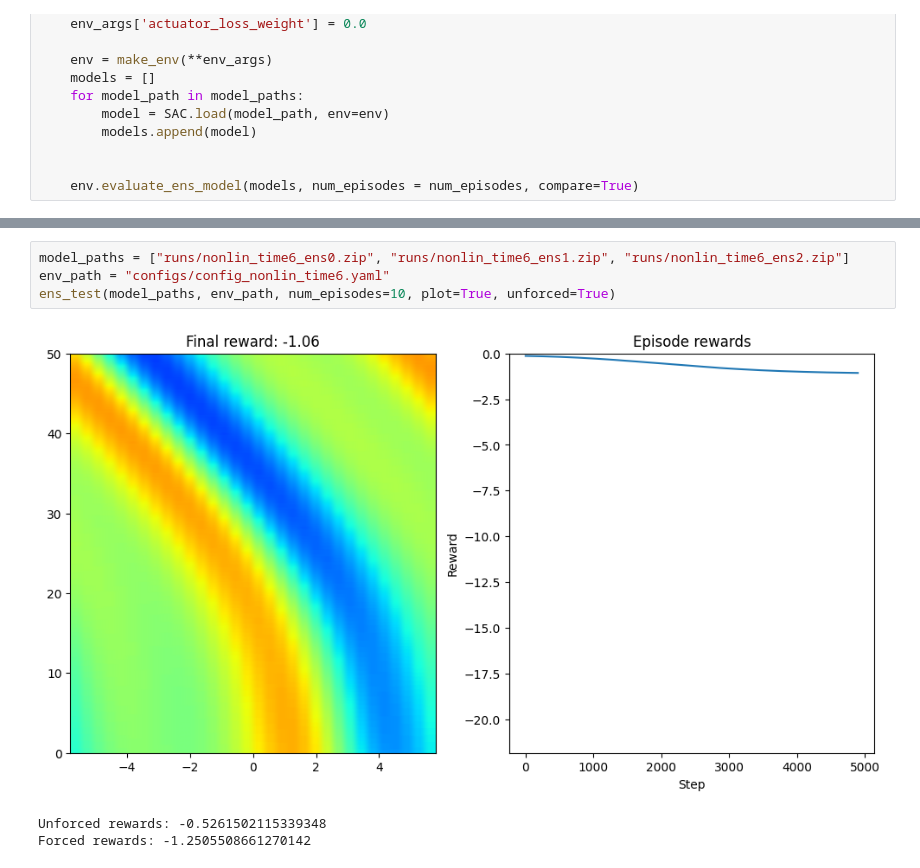
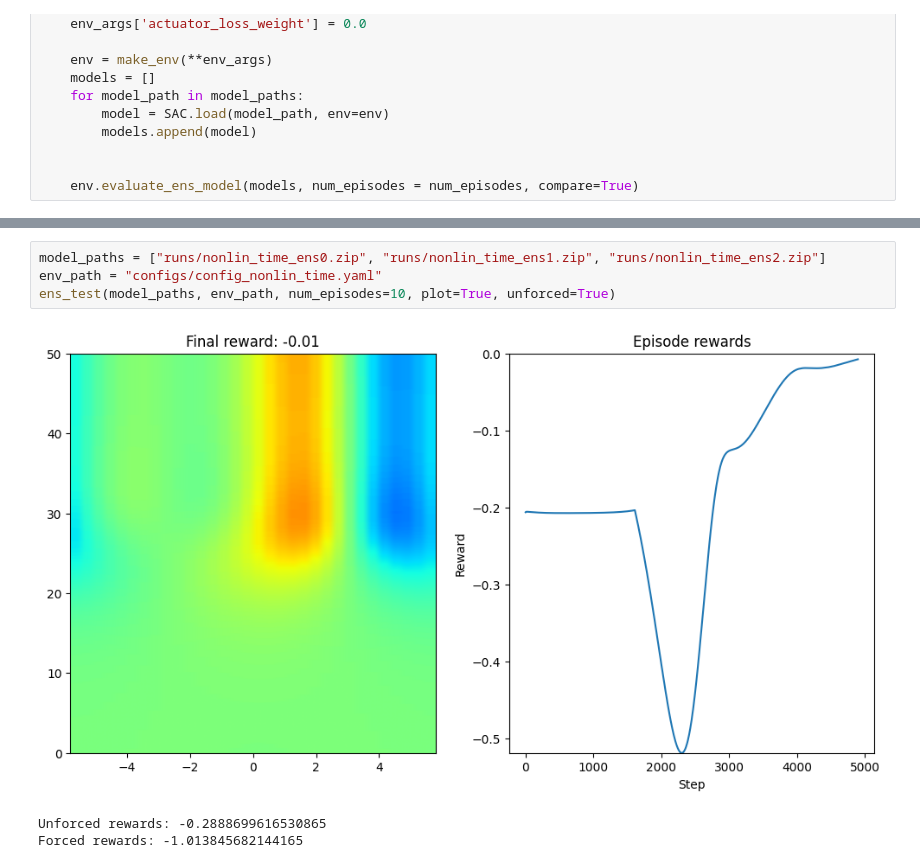
Before and after one commit to hamishlister/KS_SAC, a Jupyter notebook: trained_models_testing.ipynb, the cells around one changed output, grey strips where cells are left out. Saved outputs shown, nothing was run; the diff lists cells and outputs as text.

Commit message:
Rewards plotted differently

```diff
--- a/trained_models_testing.ipynb
+++ b/trained_models_testing.ipynb
@@ -101,8 +101,8 @@ Forced rewards: -0.1089266687631607
 # %%
-model_paths = ["runs/nonlin_time6_ens0.zip", "runs/nonlin_time6_ens1.zip", "runs/nonlin_time6_ens2.zip"]
-env_path = "configs/config_nonlin_time6.yaml"
+model_paths = ["runs/nonlin_time_ens0.zip", "runs/nonlin_time_ens1.zip", "runs/nonlin_time_ens2.zip"]
+env_path = "configs/config_nonlin_time.yaml"
 ens_test(model_paths, env_path, num_episodes=10, plot=True, unforced=True)
 # %% [output]
-[figure, old version]
+[figure, new version]
-Unforced rewards: -0.5261502115339348
-Forced rewards: -1.2505508661270142
+Unforced rewards: -0.2888699616530865
+Forced rewards: -1.013845682144165
```
Also changed, not shown: parts of 7 cells of this notebook, 1 other file.
